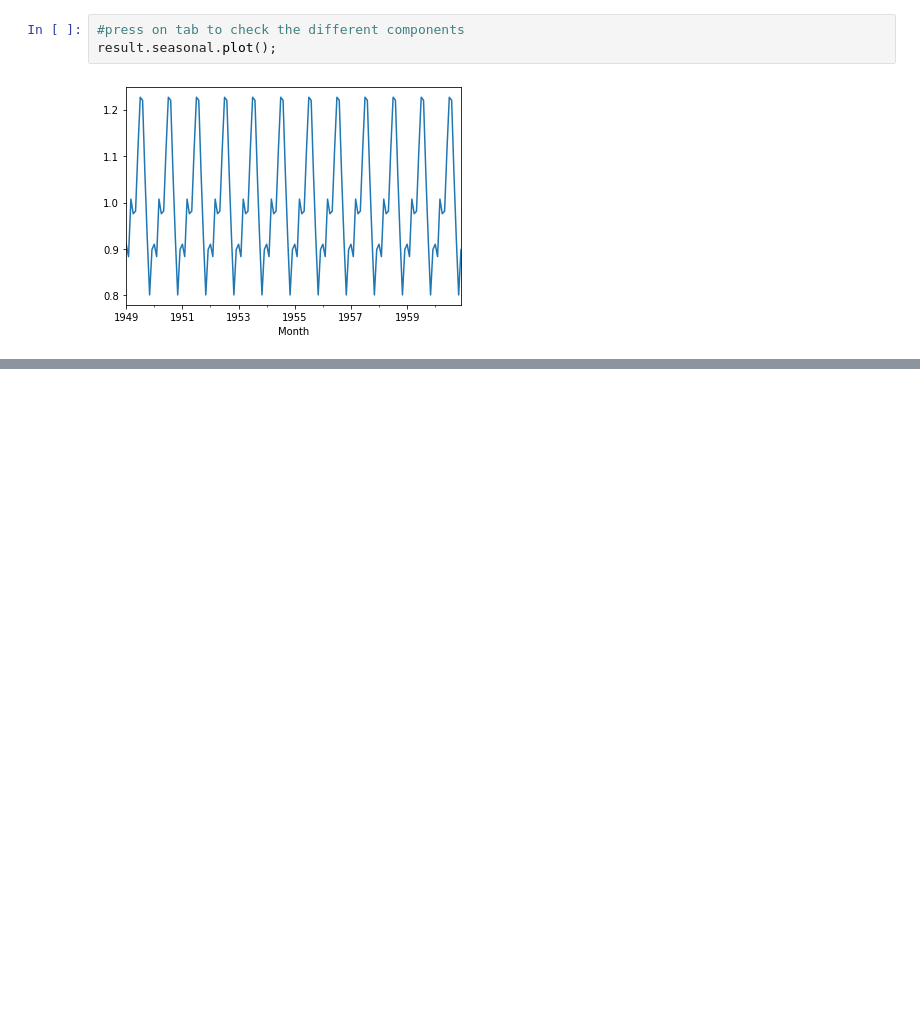
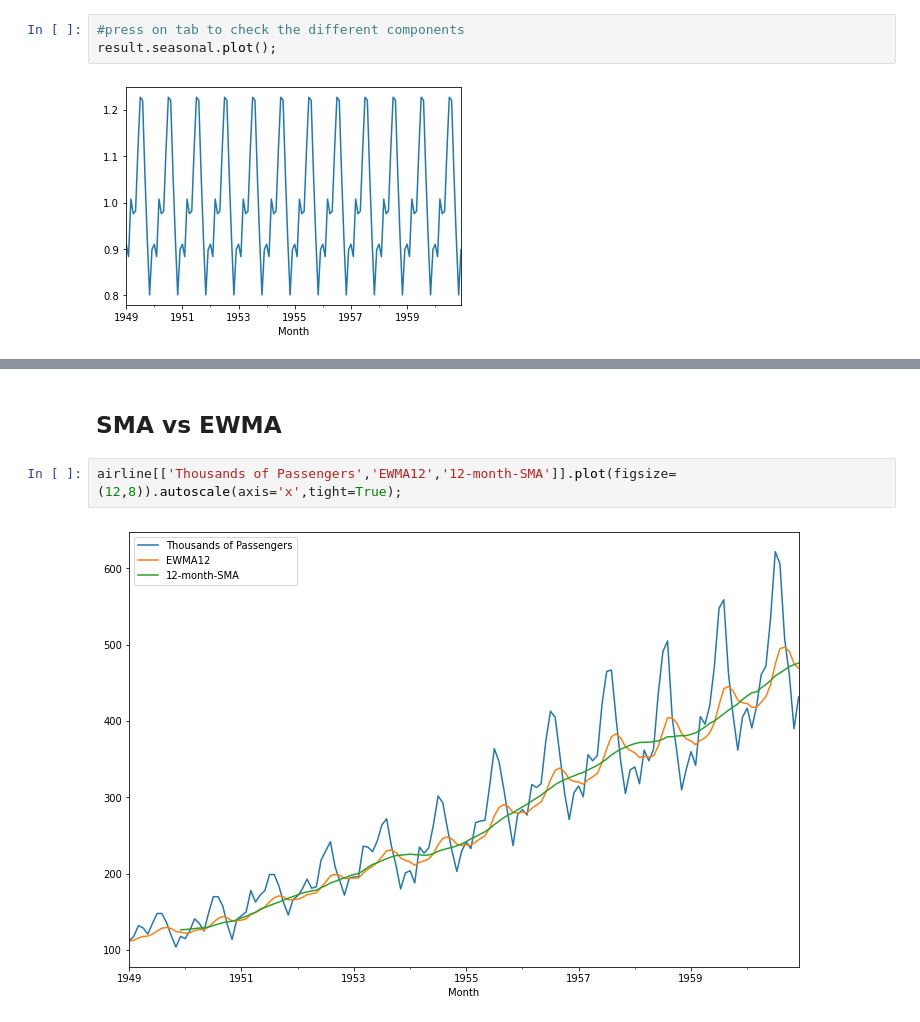
Before and after one commit to rangelrey/timeSeriesAnalysis, a Jupyter notebook: timesSeriesAnalysis.ipynb, the cells around one changed output, grey strips where cells are left out. Saved outputs shown, nothing was run; the diff lists cells and outputs as text; blank space fills up the shorter version.

```diff
--- a/timesSeriesAnalysis.ipynb
+++ b/timesSeriesAnalysis.ipynb
@@ -1057,0 +1053,6 @@ result.seasonal.plot();
+# %% [markdown]
+## SMA vs EWMA
+# %%
+airline[['Thousands of Passengers','EWMA12','12-month-SMA']].plot(figsize=(12,8)).autoscale(axis='x',tight=True);
+# %% [output]
+[figure, added]
```
Also changed, not shown: parts of 108 cells of this notebook, 18 other files.
